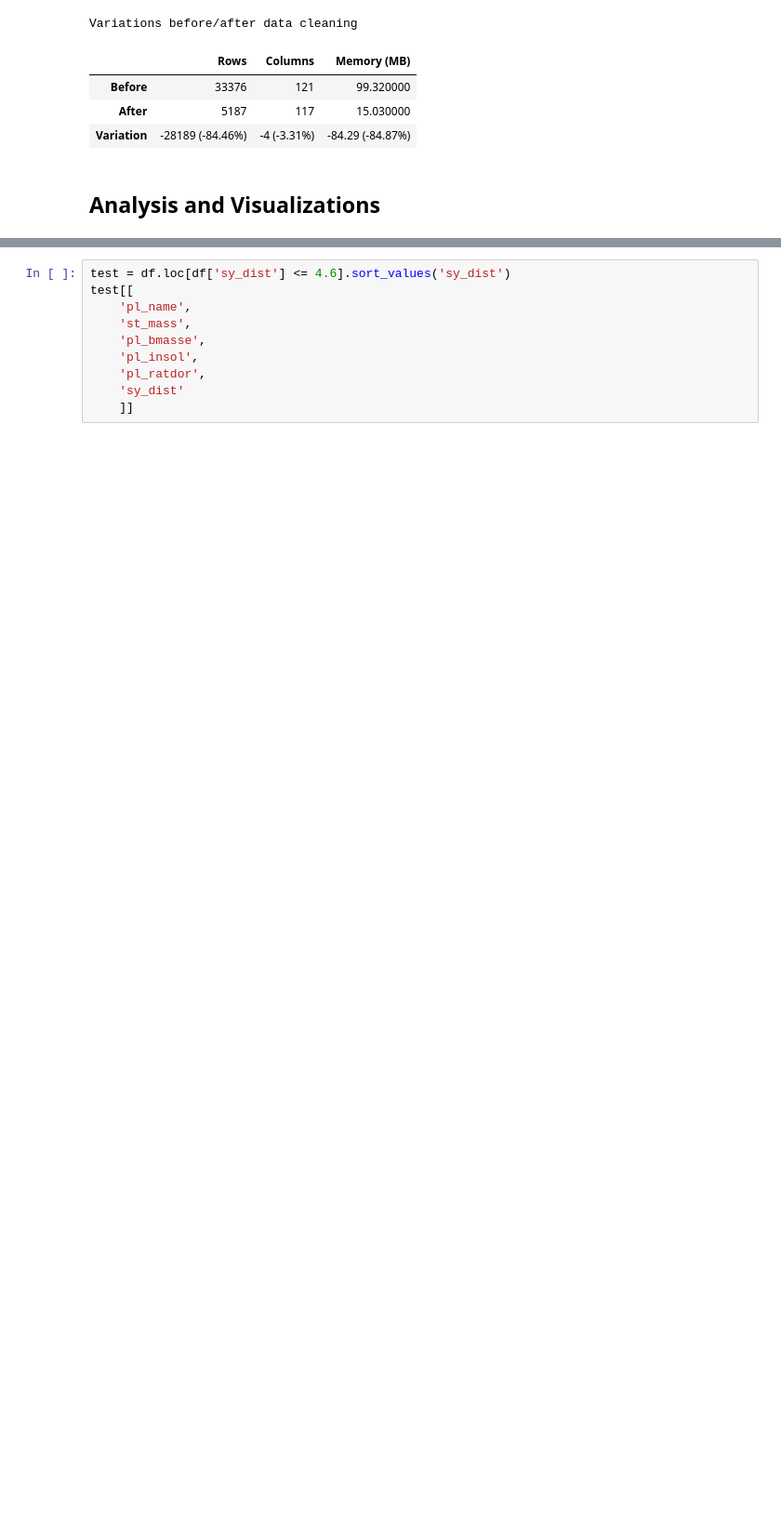
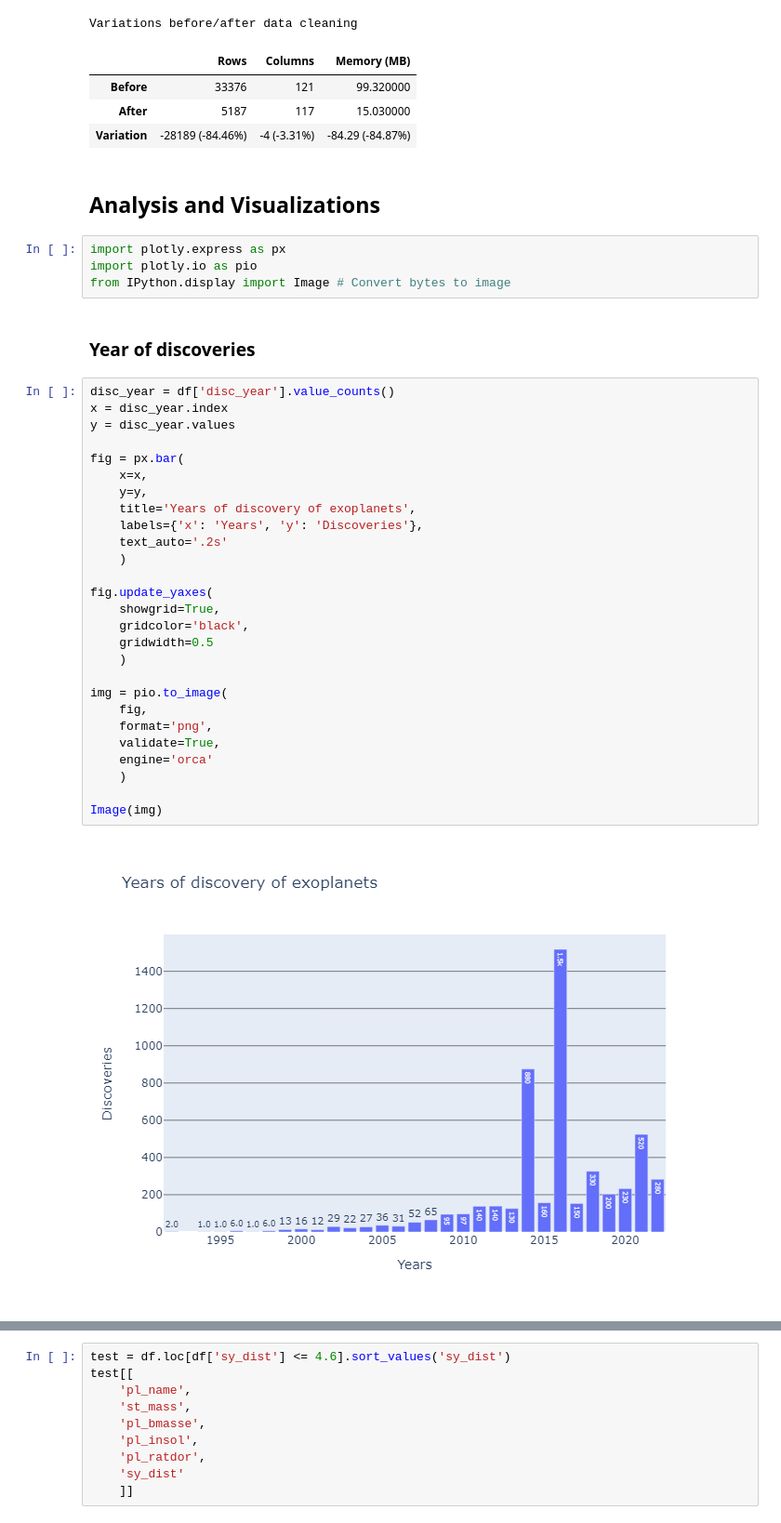
Before and after one commit to Kartmaan/Exoplanets, a Jupyter notebook: exoplanets.ipynb, the cells around one changed output, grey strips where cells are left out. Shown: that part at 93% size. Saved outputs shown, nothing was run; the diff lists cells and outputs as text; blank space fills up the shorter version.

```diff
--- a/exoplanets.ipynb
+++ b/exoplanets.ipynb
@@ -574,3 +586,38 @@ Variations before/after data cleaning
 | Variation | -28189 (-84.46%) | -4 (-3.31%) | -84.29 (-84.87%) |
 # %% [markdown]
 ## Analysis and Visualizations
+# %%
+import plotly.express as px
+import plotly.io as pio
+from IPython.display import Image # Convert bytes to image
+# %% [markdown]
+### Year of discoveries
+# %%
+disc_year = df['disc_year'].value_counts()
+x = disc_year.index
+y = disc_year.values
+
+fig = px.bar(
+    x=x,
+    y=y,
+    title='Years of discovery of exoplanets',
+    labels={'x': 'Years', 'y': 'Discoveries'},
+    text_auto='.2s'
+    )
+
+fig.update_yaxes(
+    showgrid=True,
+    gridcolor='black',
+    gridwidth=0.5
+    )
+
+img = pio.to_image(
+    fig,
+    format='png',
+    validate=True,
+    engine='orca'
+    )
+
+Image(img)
+# %% [output]
+[figure, added]
```
Also changed, not shown: parts of 11 cells of this notebook.
